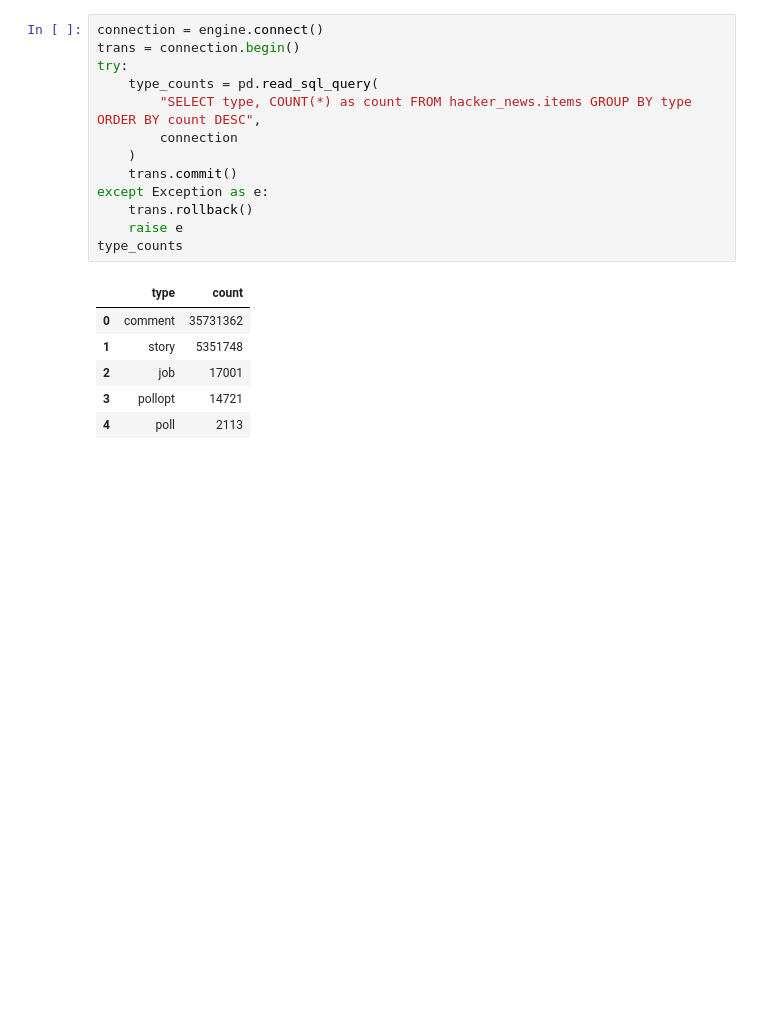
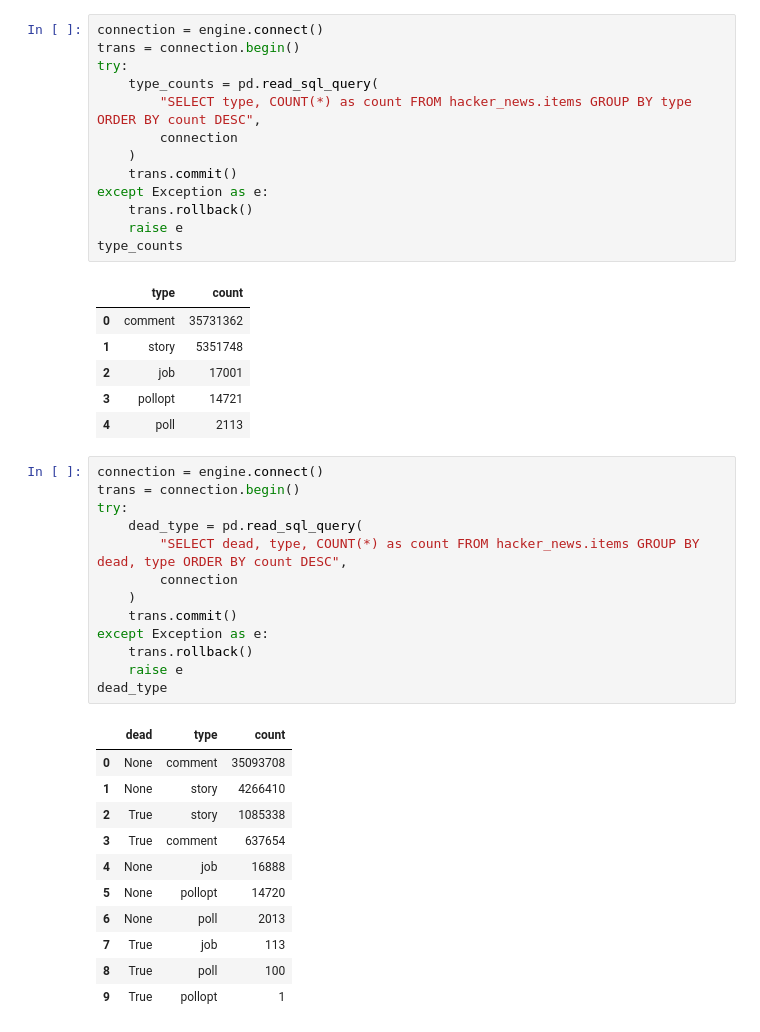
Before and after one commit to CovertSheeke/MLX8_W1_dropout-disco, a Jupyter notebook: Ethan/data-quality-check.ipynb, the cells around one changed output. Saved outputs shown, nothing was run; the diff lists cells and outputs as text; blank space fills up the shorter version.

```diff
--- a/Ethan/data-quality-check.ipynb
+++ b/Ethan/data-quality-check.ipynb
@@ -174,3 +174,28 @@ type_counts
 | 2 | job | 17001 |
 | 3 | pollopt | 14721 |
 | 4 | poll | 2113 |
+# %%
+connection = engine.connect()
+trans = connection.begin()
+try:
+    dead_type = pd.read_sql_query(
+        "SELECT dead, type, COUNT(*) as count FROM hacker_news.items GROUP BY dead, type ORDER BY count DESC",
+        connection
+    )
+    trans.commit()
+except Exception as e:
+    trans.rollback()
+    raise e
+dead_type
+# %% [output]
+|  | dead | type | count |
+| 0 | None | comment | 35093708 |
+| 1 | None | story | 4266410 |
+| 2 | True | story | 1085338 |
+| 3 | True | comment | 637654 |
+| 4 | None | job | 16888 |
+| 5 | None | pollopt | 14720 |
+| 6 | None | poll | 2013 |
+| 7 | True | job | 113 |
+| 8 | True | poll | 100 |
+| 9 | True | pollopt | 1 |
```
Also changed, not shown: parts of 3 cells of this notebook, 2 other files.
